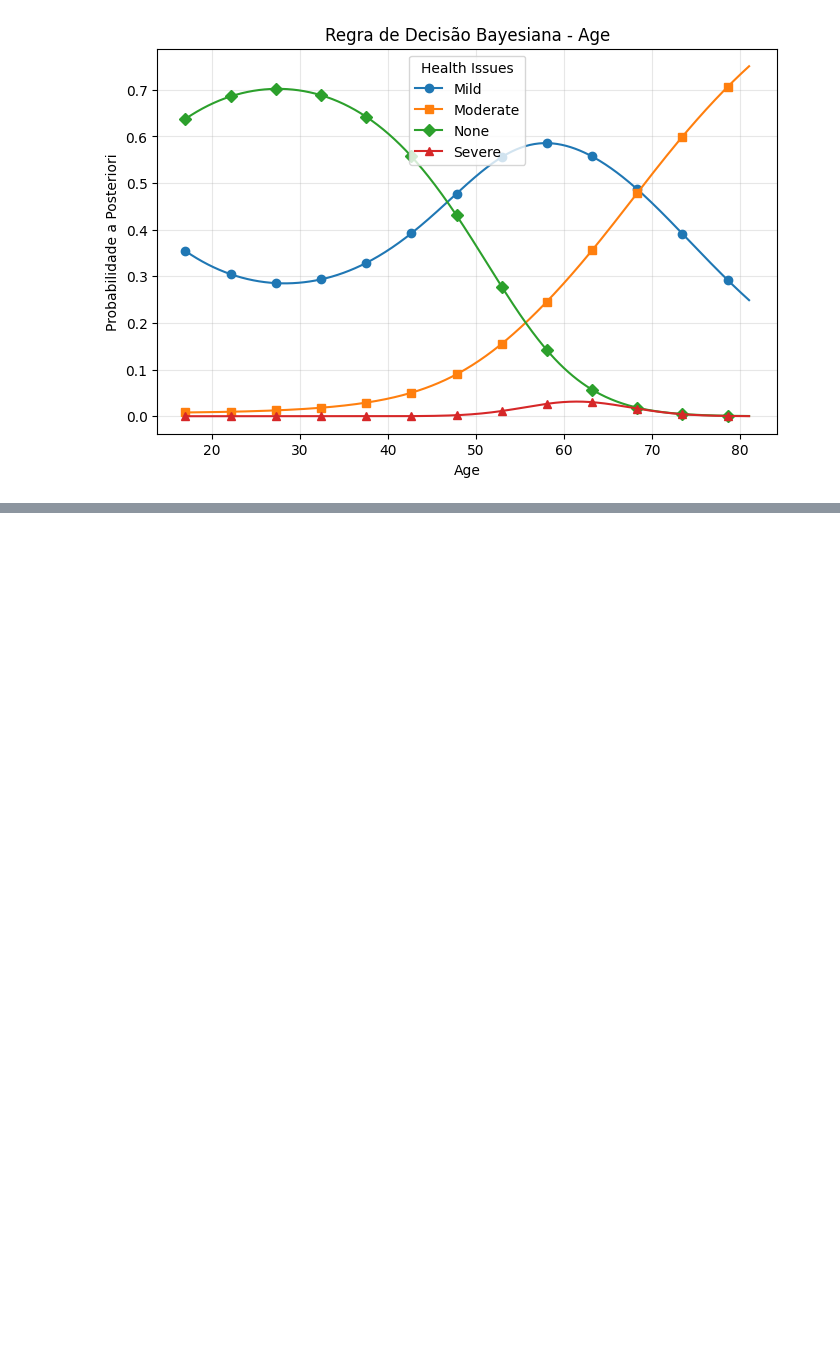
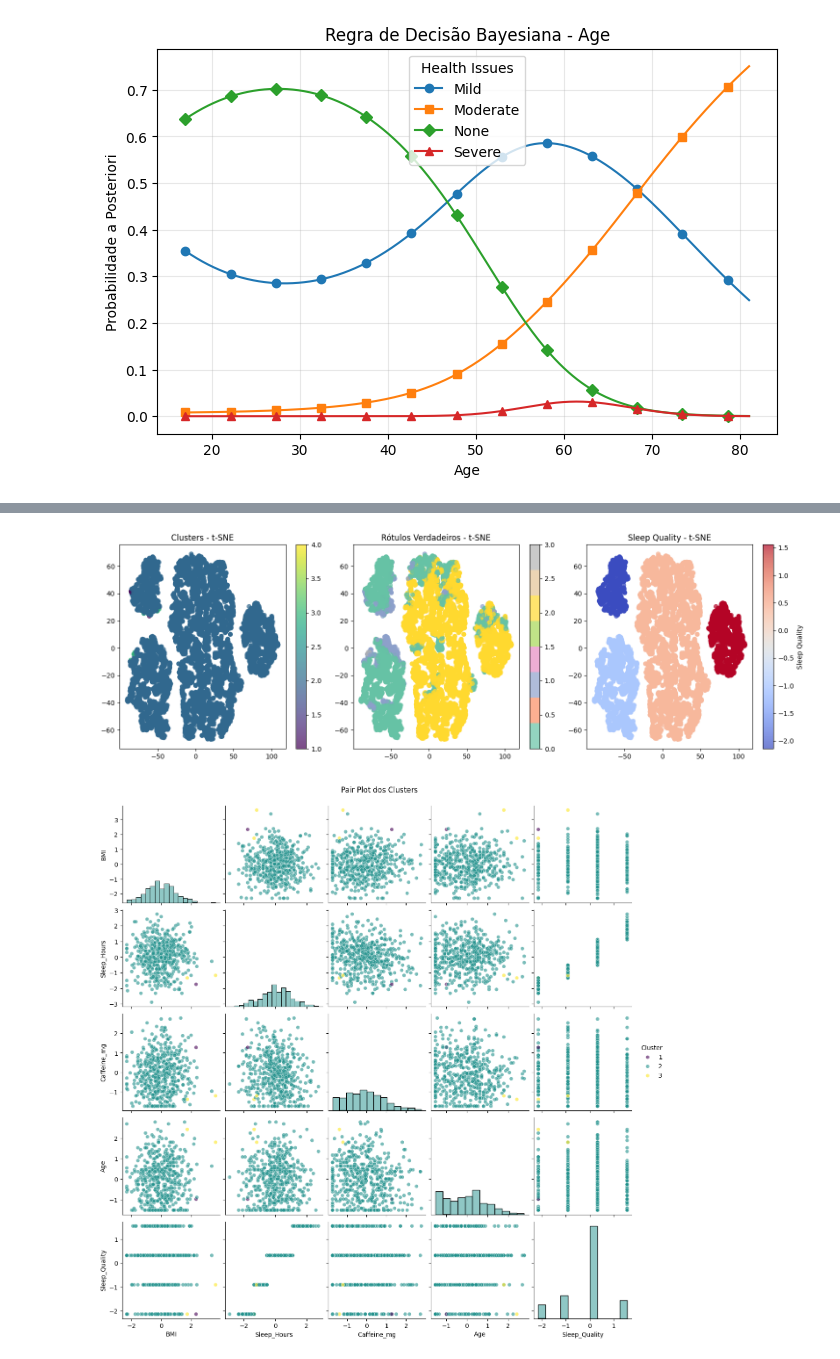
Before and after one commit to LCostaF/ReconhecimentoPadroes, a Jupyter notebook: code/atividade.ipynb, the cells around one changed output, grey strips where cells are left out. Drawn from its saved outputs; the diff is of its cells as text; code cells hidden in the pictures; blank space fills up the shorter version.

```diff
--- a/code/atividade.ipynb
+++ b/code/atividade.ipynb
@@ -340,0 +460,45 @@ for feature in features:
+# %%
+# Adicionar clusters ao DataFrame original
+df_clustered = X_scaled_df.copy()
+df_clustered['Cluster'] = clusters
+df_clustered['Health_Issues'] = df.loc[X_scaled_df.index, 'Health_Issues']
+
+# Aplicar t-SNE
+tsne = TSNE(n_components=2, random_state=42, perplexity=30)
+X_tsne = tsne.fit_transform(X_scaled)
+
+# Plotar
+plt.figure(figsize=(15, 5))
+
+plt.subplot(1, 3, 1)
+plt.scatter(X_tsne[:, 0], X_tsne[:, 1], c=clusters, cmap='viridis', alpha=0.7)
+plt.title('Clusters - t-SNE')
+plt.colorbar()
+
+plt.subplot(1, 3, 2)
+plt.scatter(X_tsne[:, 0], X_tsne[:, 1], c=true_labels, cmap='Set2', alpha=0.7)
+plt.title('Rótulos Verdadeiros - t-SNE')
+plt.colorbar()
+
+plt.subplot(1, 3, 3)
+# Colorir por Sleep_Quality para ver padrões
+plt.scatter(X_tsne[:, 0], X_tsne[:, 1], c=X_scaled_df['Sleep_Quality'], cmap='coolwarm', alpha=0.7)
+plt.title('Sleep Quality - t-SNE')
+plt.colorbar(label='Sleep Quality')
+
+plt.tight_layout()
+plt.show()
+
+# Pair plot para visualizar relações entre variáveis
+sample_df = df_clustered.copy()
+# Se tiver muitos dados, amostrar para visualização
+if len(sample_df) > 500:
+    sample_df = sample_df.sample(500, random_state=42)
+
+sns.pairplot(sample_df, vars=features, hue='Cluster', palette='viridis',
+             diag_kind='hist', plot_kws={'alpha': 0.6})
+plt.suptitle('Pair Plot dos Clusters', y=1.02)
+plt.show()
+# %% [output]
+[figure, added]
+[figure, added]
```
Also changed, not shown: parts of 26 cells of this notebook.
